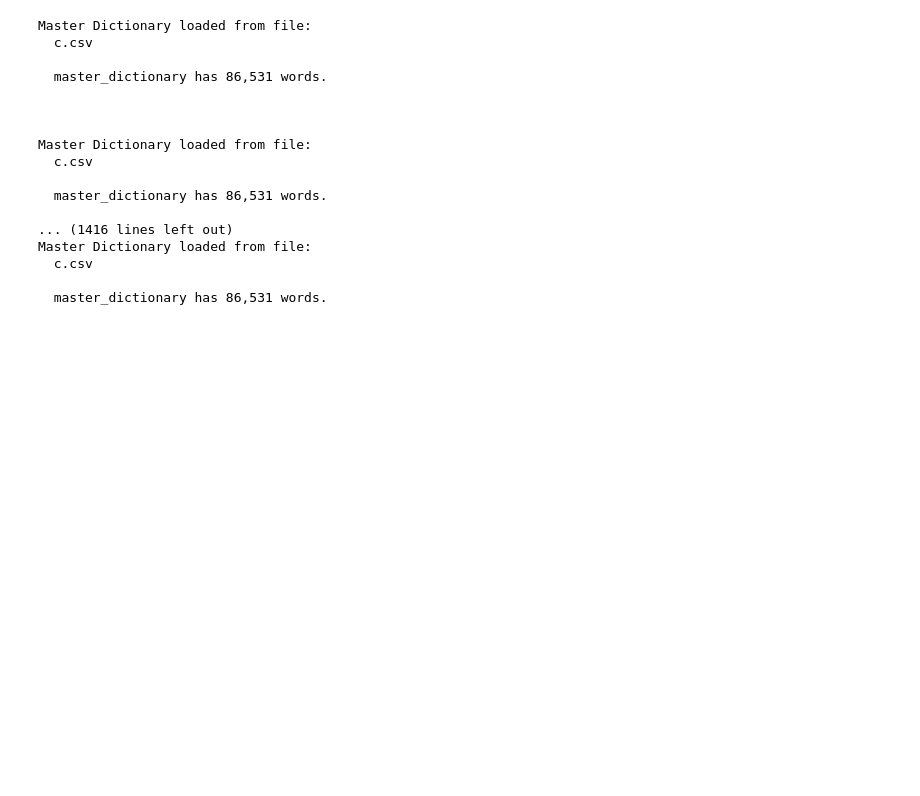
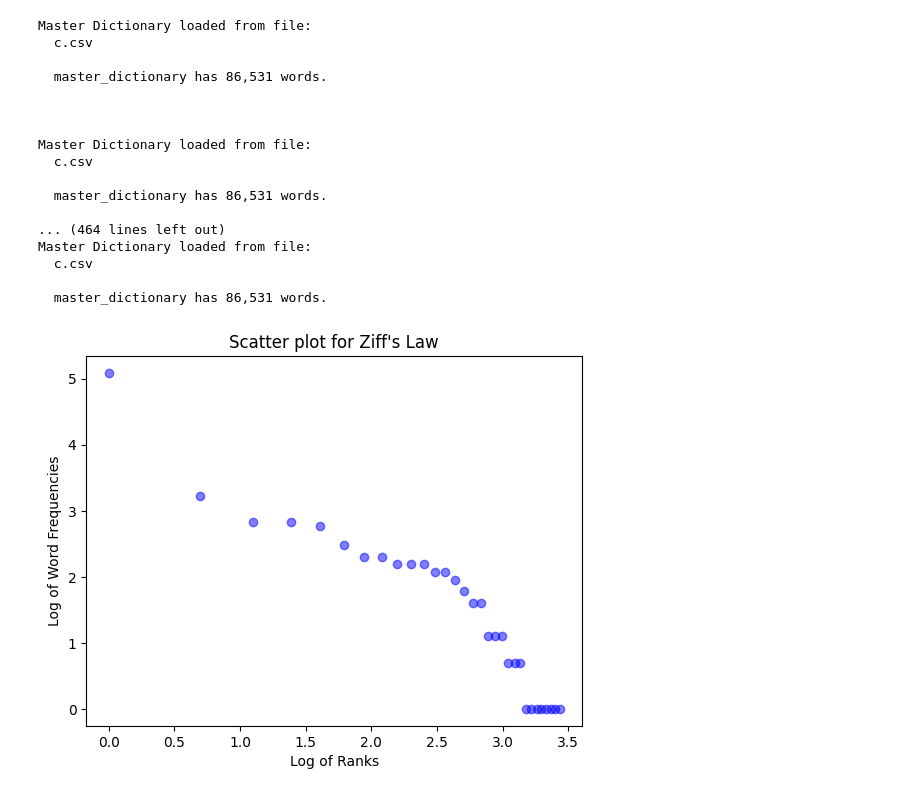
Before and after one commit to rezu98/colab, a Jupyter notebook: sentiment.ipynb, the cells around one changed output. Saved outputs shown, nothing was run; the diff lists cells and outputs as text; code cells hidden in the pictures; blank space fills up the shorter version.

```diff
--- a/sentiment.ipynb
+++ b/sentiment.ipynb
@@ -99,9 +107,9 @@ if __name__ == '__main__':
 ### by Correa, Ricardo & Keshav Garud & Juan M. Londono & Nathan Mislang, 2021. "Sentiment in Central Banks' Financial Stability Reports," Review of Finance, vol. 25(1), pages 85-120.
 
 # Load the workbook
-file_path = 'f.xlsx'
-workbook_fs = load_workbook(file_path)
-worksheet_fs = workbook['1 FS Dictionary']
+file_path_fs = 'f.xlsx'
+workbook_fs = load_workbook(file_path_fs)
+worksheet_fs = workbook_fs['1 FS Dictionary']
 
 # Extract the words and their respective positive, negative, and assign values
 fs_words = []
@@ -229,10 +237,10 @@ sheet.append([date, processed_text, positive_words_count, negative_words_count,
 # Save the workbook
 workbook.save(file_path)
 # %%
-# FOMC statement to evaluate
+### FOMC statement to evaluate - using existing library
 
 # dataset = dataset, dataset_minutes, dataset_speechs
-dataset = dataset_minutes
+# dataset = dataset_statement
 
 # Check if the file already exists, and load it if it does
 try:
@@ -290,7 +298,7 @@ Master Dictionary loaded from file:
 
   master_dictionary has 86,531 words.
 
-... (1416 lines left out)
+... (464 lines left out)
 Master Dictionary loaded from file:
   c.csv
 
@@ -297,0 +343,22 @@ Master Dictionary loaded from file:
+# %%
+## Ziff's law
+
+# Assuming you have already created the 'df' DataFrame
+words_list = dataset_result_ziff['Words'].tolist()
+words_flat = [word for sublist in words_list for word in sublist]
+
+# Ziff's Law
+word_counts = Counter(words_flat)
+sorted_word_counts = sorted(word_counts.values(), reverse=True)
+ranks = list(range(1, len(sorted_word_counts) + 1))
+log_ranks = np.log(ranks)
+log_counts = np.log(sorted_word_counts)
+
+# Plot the scatter plot
+plt.scatter(log_ranks, log_counts, color='b', alpha=0.5)
+plt.title("Scatter plot for Ziff's Law")
+plt.xlabel("Log of Ranks")
+plt.ylabel("Log of Word Frequencies")
+plt.show()
+# %% [output]
+[figure, added]
```
Also changed, not shown: parts of 15 cells of this notebook.
